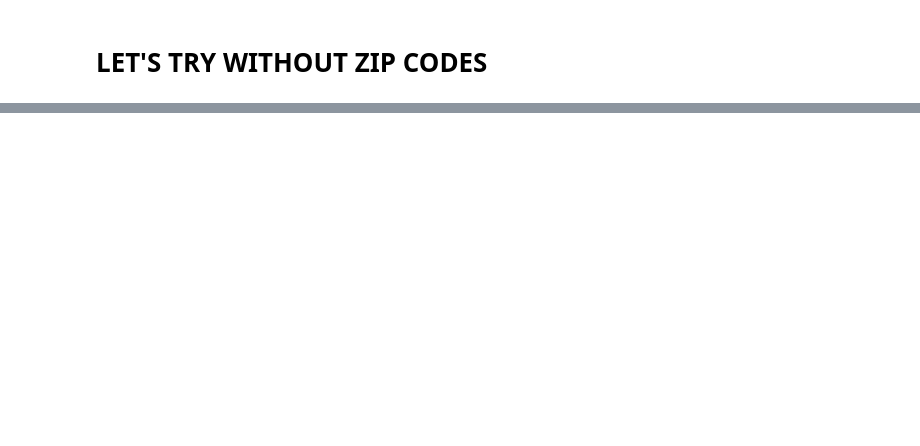
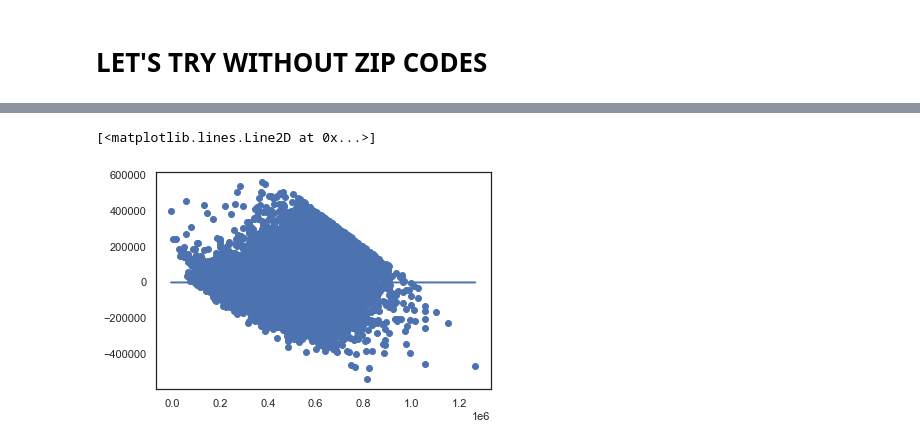
Before and after one commit to dquillao/dsc-mod-2-project-v2-1-online-ds-sp-000, a Jupyter notebook: student.ipynb, the cells around one changed output, grey strips where cells are left out. Drawn from its saved outputs; the diff is of its cells as text; code cells hidden in the pictures; blank space fills up the shorter version.

```diff
--- a/student.ipynb
+++ b/student.ipynb
@@ -1188,0 +1507,7 @@ cv_5_results.mean()
+# %%
+# Check whether the model's errors are indeed homoscedastic or if they violate this principle and display heteroscedasticity.
+plt.scatter(model_no_zip.predict(train[x_cols_no_zip]), model_no_zip.resid)
+plt.plot(model_no_zip.predict(train[x_cols_no_zip]), [0 for i in range(len(train))])
+# %% [output]
+[<matplotlib.lines.Line2D at 0x...>]
+[figure, added]
```
Also changed, not shown: parts of 45 cells of this notebook.
